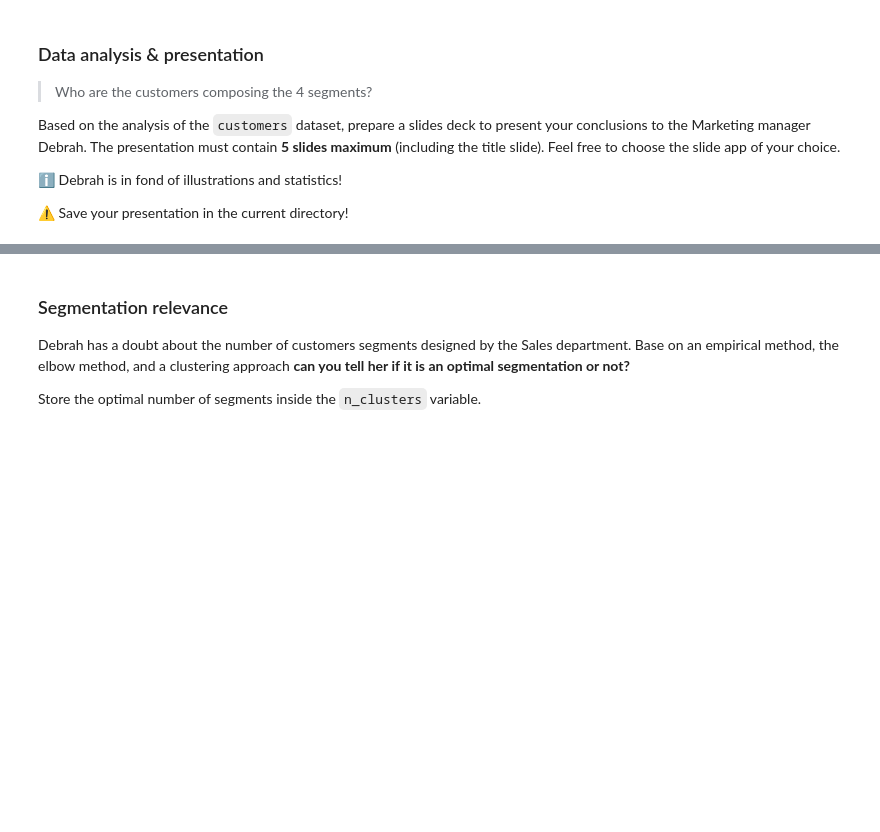
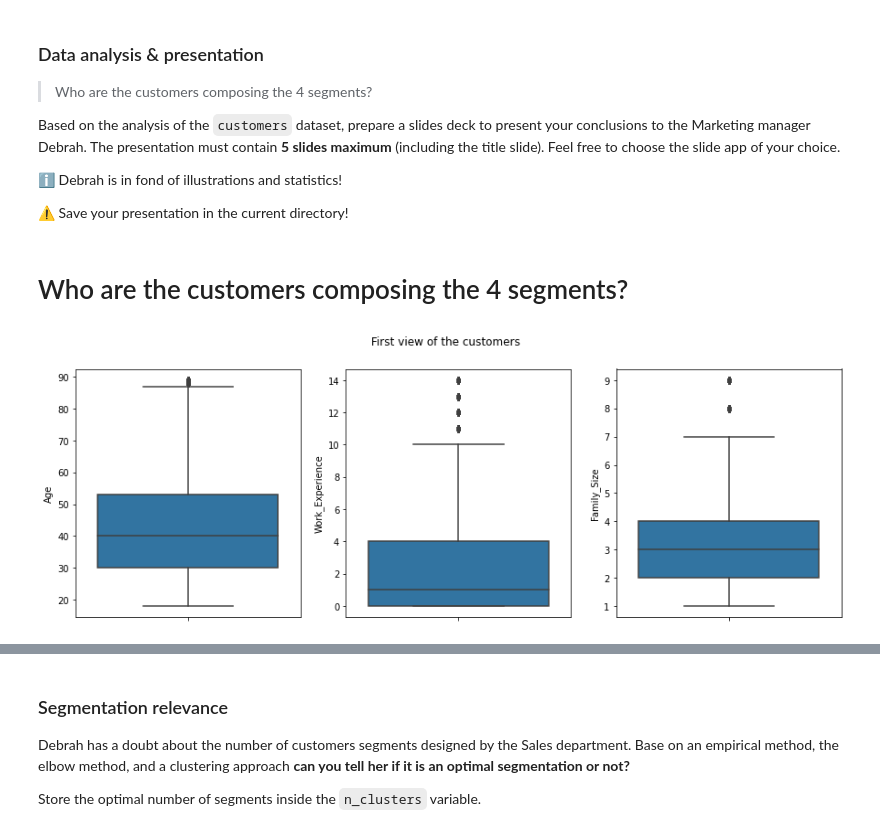
Before and after one commit to nhuberde/data-certification-exam, a Jupyter notebook: decision_science/customers_segmentation_exam.ipynb, the cells around one changed output, grey strips where cells are left out. Saved outputs shown, nothing was run; the diff lists cells and outputs as text; code cells hidden in the pictures; blank space fills up the shorter version.

```diff
--- a/decision_science/customers_segmentation_exam.ipynb
+++ b/decision_science/customers_segmentation_exam.ipynb
@@ -53,3 +89,7 @@ ChallengeResult('sql', query=query).write()
 **📝 Load the data from this [URL](https://wagon-public-datasets.s3.amazonaws.com/certification_paris_2021Q1/customers.csv) inside a `DataFrame` named `customers`.**
 
 Also, you can download the dataset into the `data` directory.
+# %%
+url = "https://wagon-public-datasets.s3.amazonaws.com/certification_paris_2021Q1/customers.csv"
+customers = pd.read_csv(url)
+customers.head(10)
@@ -75,0 +131,10 @@ Based on the analysis of the `customers` dataset, prepare a slides deck to prese
+# %% [markdown]
+# Who are the customers composing the 4 segments?
+# %%
+fig, axes = plt.subplots(1, 3, figsize=(15, 5))
+fig.suptitle('First view of the customers')
+sns.boxplot(ax=axes[0], y="Age", data=customers)
+sns.boxplot(ax=axes[1], y="Work_Experience", data=customers)
+sns.boxplot(ax=axes[2], y="Family_Size", data=customers);
+# %% [output]
+[figure, added]
```
Also changed, not shown: parts of 13 cells of this notebook, 3 other files.
